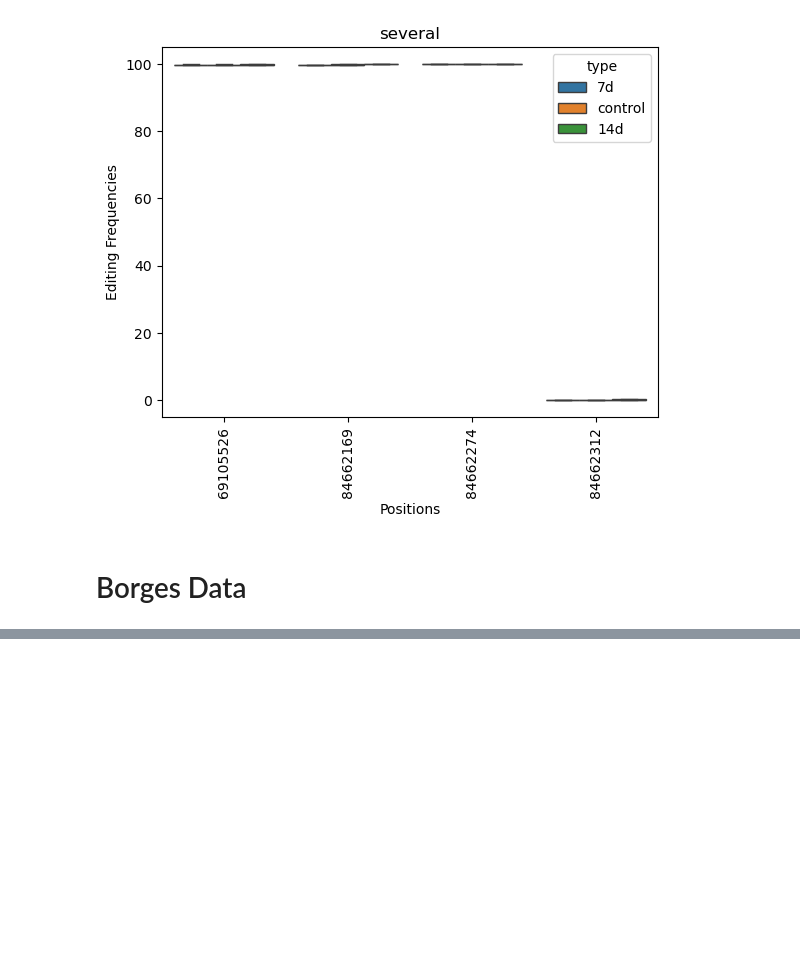
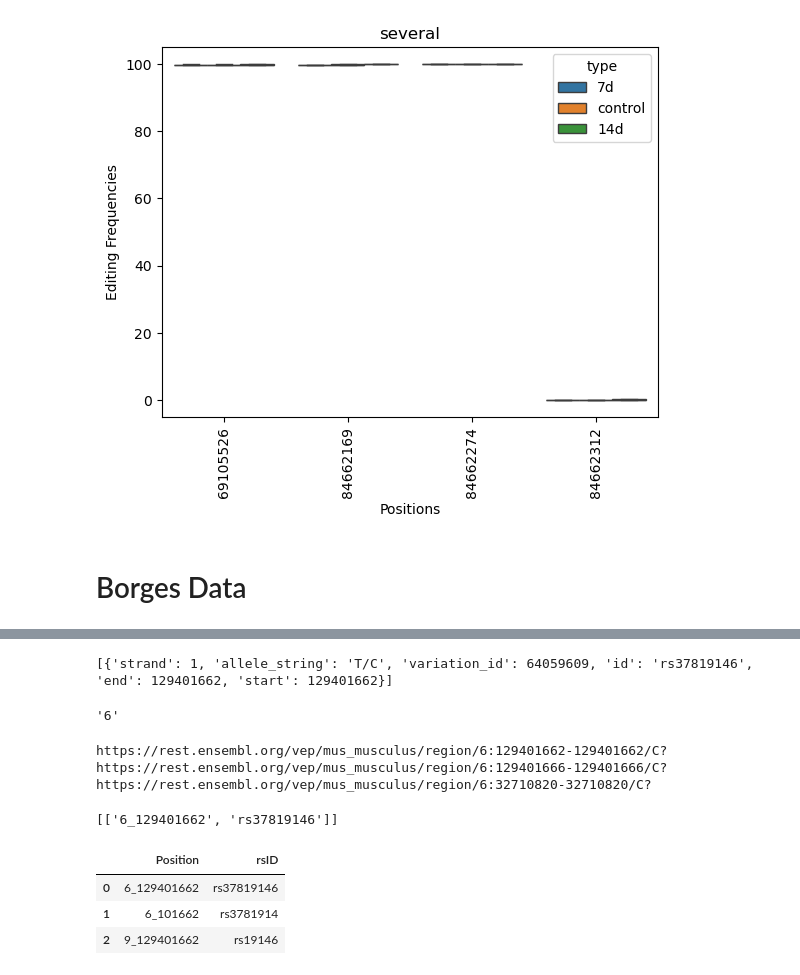
Before and after one commit to guilhermetabordaribas/a2iHelperPy, a Jupyter notebook: src/editing_analysis.ipynb, the cells around one changed output, grey strips where cells are left out. Saved outputs shown, nothing was run; the diff lists cells and outputs as text; code cells hidden in the pictures; blank space fills up the shorter version.

Commit message:
call SNP via VEP

```diff
--- a/src/editing_analysis.ipynb
+++ b/src/editing_analysis.ipynb
@@ -1185,0 +1367,9 @@ zip(genes_position, itertools.repeat(in_bam_file), itertools.repeat(path_out_res
+# %%
+for r_ in r.json():
+    print(r_['colocated_variants'])
+# %% [output]
+[{'strand': 1, 'allele_string': 'T/C', 'variation_id': 64059609, 'id': 'rs37819146', 'end': 129401662, 'start': 129401662}]
+# %%
+r_['seq_region_name']
+# %% [output]
+'6'
@@ -1185,0 +1385,15 @@ zip(genes_position, itertools.repeat(in_bam_file), itertools.repeat(path_out_res
+# %%
+aux = call_snp_vep(coordinates=['6_129401662','6_129401666', '6_32710820' ], species='mus_musculus', sub='C') #,84661341,84661342
+aux
+# %% [output]
+https://rest.ensembl.org/vep/mus_musculus/region/6:129401662-129401662/C?
+https://rest.ensembl.org/vep/mus_musculus/region/6:129401666-129401666/C?
+https://rest.ensembl.org/vep/mus_musculus/region/6:32710820-32710820/C?
+[['6_129401662', 'rs37819146']]
+# %%
+pd.DataFrame([['6_129401662', 'rs37819146'],['6_101662', 'rs3781914'],['9_129401662', 'rs19146']], columns=['Position','rsID'])
+# %% [output]
+|  | Position | rsID |
+| 0 | 6_129401662 | rs37819146 |
+| 1 | 6_101662 | rs3781914 |
+| 2 | 9_129401662 | rs19146 |
```
Also changed, not shown: parts of 41 cells of this notebook, 1 other file.
